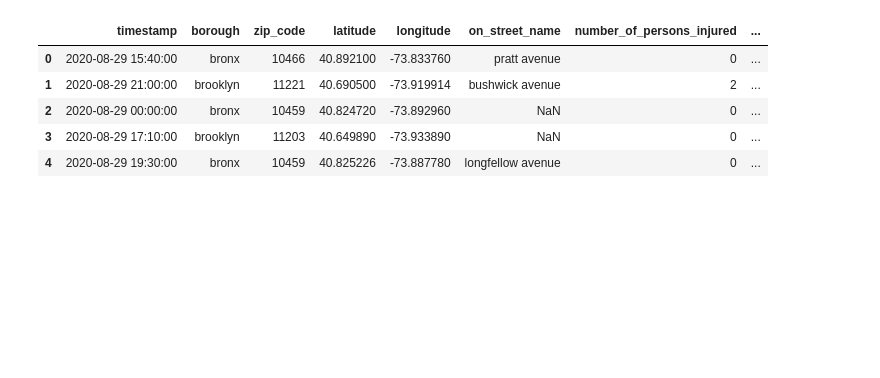
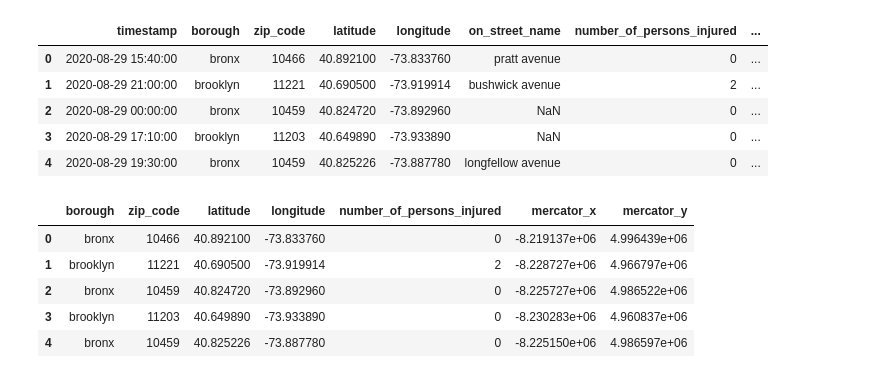
Before and after one commit to mtichikawa/portfolio, a Jupyter notebook: nyc_traffic_data_interactive_graphics.ipynb, the cells around one changed output. Drawn from its saved outputs; the diff is of its cells as text; code cells hidden in the pictures; blank space fills up the shorter version.

```diff
--- a/nyc_traffic_data_interactive_graphics.ipynb
+++ b/nyc_traffic_data_interactive_graphics.ipynb
@@ -31,31 +31,38 @@ from bokeh.plotting import figure, ColumnDataSource
 from bokeh.tile_providers import get_provider, Vendors
 from bokeh.palettes import PRGn, RdYlGn, YlOrRd
 from bokeh.transform import linear_cmap,factor_cmap
 from bokeh.layouts import row, column
 from bokeh.models import GeoJSONDataSource, LinearColorMapper, ColorBar, NumeralTickFormatter, LogColorMapper
 import xyzservices.providers as xyz
 import math
 
 
 testdf = df[['borough', 'zip_code', 'latitude', 'longitude', 'number_of_persons_injured']]
 
 # Define function to switch from lat/long to mercator coordinates
 # def get_mercator_x(at):
 
 # derived from the Java version explained here: http://wiki.openstreetmap.org/wiki/Mercator
 RADIUS = 6378137.0 # in meters on the equator
 
 def lat2y(a):
   return math.log(math.tan(math.pi / 4 + math.radians(a) / 2)) * RADIUS
 
 def lon2x(a):
   return math.radians(a) * RADIUS
 
 mercator_x = [lon2x(lon) for lon in testdf['longitude']]
 mercator_y = [lat2y(lat) for lat in testdf['latitude']]
 
 testdf.insert(len(testdf.columns), 'mercator_x', mercator_x)
 testdf.insert(len(testdf.columns), 'mercator_y', mercator_y)
 
-
+testdf.head()
 # testdf['mercator_x'] = testdf['latitude'].apply(lambda x: lat2y)
+# %% [output]
+|  | borough | zip_code | latitude | longitude | number_of_persons_injured | mercator_x | mercator_y |
+| 0 | bronx | 10466 | 40.892100 | -73.833760 | 0 | -8.219137e+06 | 4.996439e+06 |
+| 1 | brooklyn | 11221 | 40.690500 | -73.919914 | 2 | -8.228727e+06 | 4.966797e+06 |
+| 2 | bronx | 10459 | 40.824720 | -73.892960 | 0 | -8.225727e+06 | 4.986522e+06 |
+| 3 | brooklyn | 11203 | 40.649890 | -73.933890 | 0 | -8.230283e+06 | 4.960837e+06 |
+| 4 | bronx | 10459 | 40.825226 | -73.887780 | 0 | -8.225150e+06 | 4.986597e+06 |
```
Also changed, not shown: parts of 4 cells of this notebook, 1 other file.
